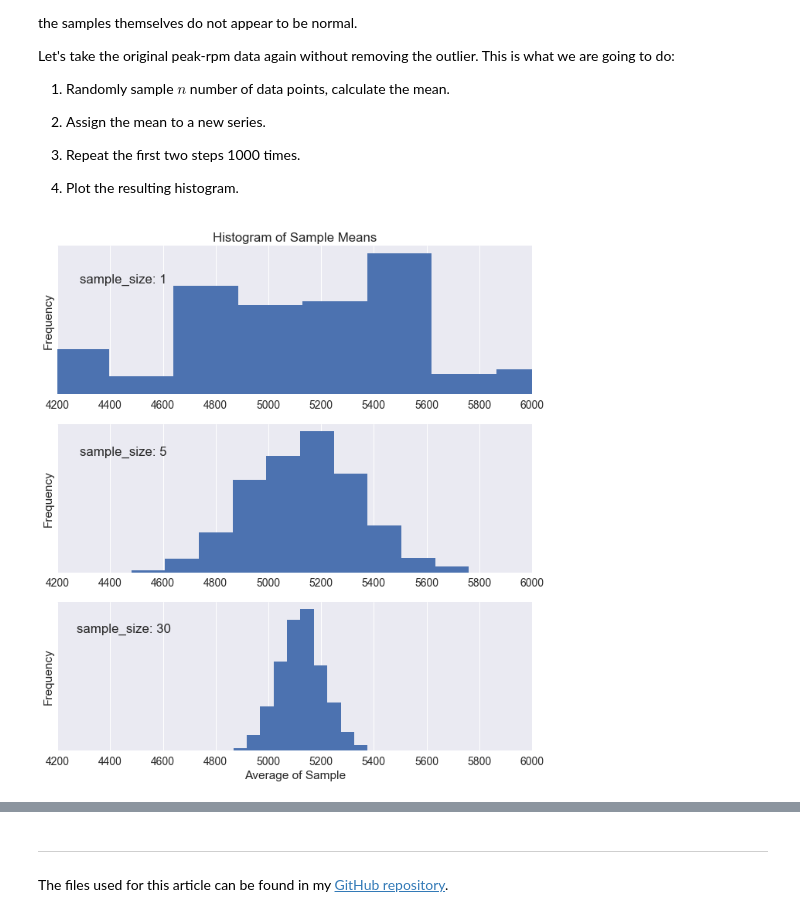
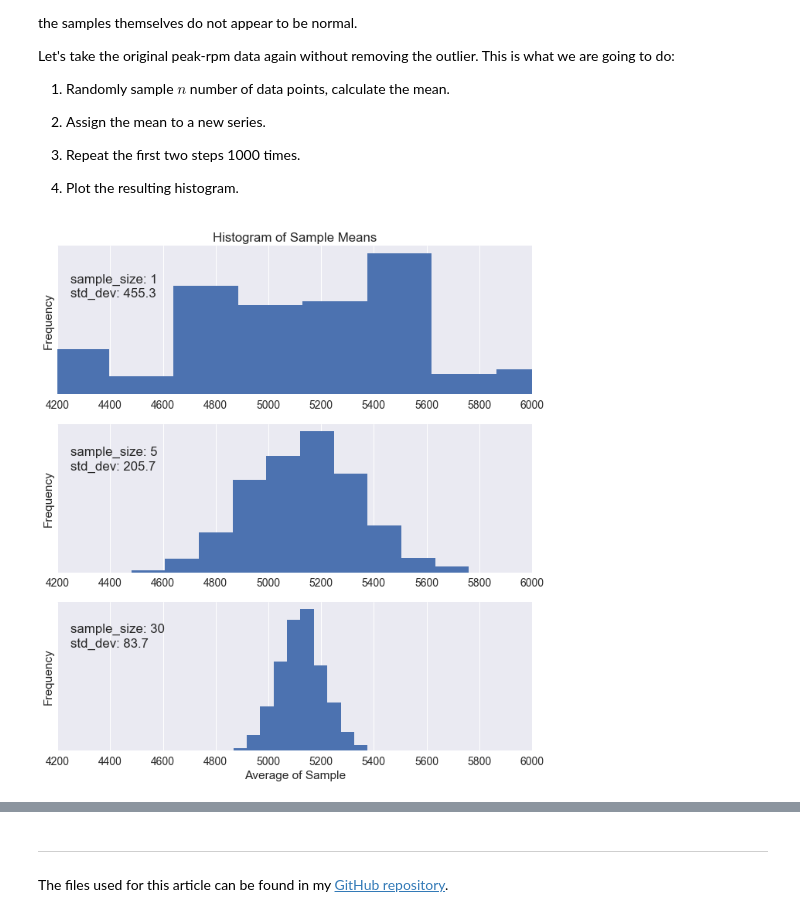
Before and after one commit to sengkchu/codingdisciple.content, a Jupyter notebook: Learning data science/Learning/Understanding Descriptive Statistics/The Normal Distribution and the Central Limit Theorem/The Normal Distribution and the Central Limit Theorem.ipynb, the cells around one changed output, grey strips where cells are left out. Saved outputs shown, nothing was run; the diff lists cells and outputs as text; code cells hidden in the pictures.

```diff
--- a/Learning data science/Learning/Understanding Descriptive Statistics/The Normal Distribution and the Central Limit Theorem/The Normal Distribution and the Central Limit Theorem.ipynb
+++ b/Learning data science/Learning/Understanding Descriptive Statistics/The Normal Distribution and the Central Limit Theorem/The Normal Distribution and the Central Limit Theorem.ipynb
@@ -194,27 +194,28 @@ Let's take the original peak-rpm data again without removing the outlier. This i
 # %%
 def sampler(n_samples=1000, sample_size=10):
     average_peak_rpm = []
     for i in range(n_samples):
         sample = peak_rpm_cleaned.sample(sample_size)
         average_peak_rpm.append(sample.mean())
     return pd.Series(average_peak_rpm)
 
 fig=plt.figure(figsize=(11,12))
 np.random.seed(100)
 sample_size = [0, 1,5,30]
 for i in range(1, 4):
     average_peak_rpm = sampler(1000, sample_size[i])
     ax = fig.add_subplot(3, 1, i)
     ax = average_peak_rpm.hist()
     ax.set_xlim(left = 4200, right = 6000)
     ax.set_ylabel('Frequency')
     ax.set_yticks([])
     if i == 1:
         plt.title('Histogram of Sample Means')
-    ax.annotate('sample_size: {}'.format(sample_size[i]), xy=(4450, 200), ha='center', va='bottom')
+    ax.annotate('sample_size: {}'.format(sample_size[i]), xy=(4250, 200), ha='left', va='bottom')
+    ax.annotate('std_dev: {}'.format(np.std(average_peak_rpm).round(1)), xy=(4250, 175), ha='left', va='bottom')
 
 plt.xlabel('Average of Sample')
 plt.show()
 # %% [output]
-[figure, old version]
+[figure, new version]
 # %% [markdown]
```
Also changed, not shown: parts of 6 cells of this notebook, 3 other files.
